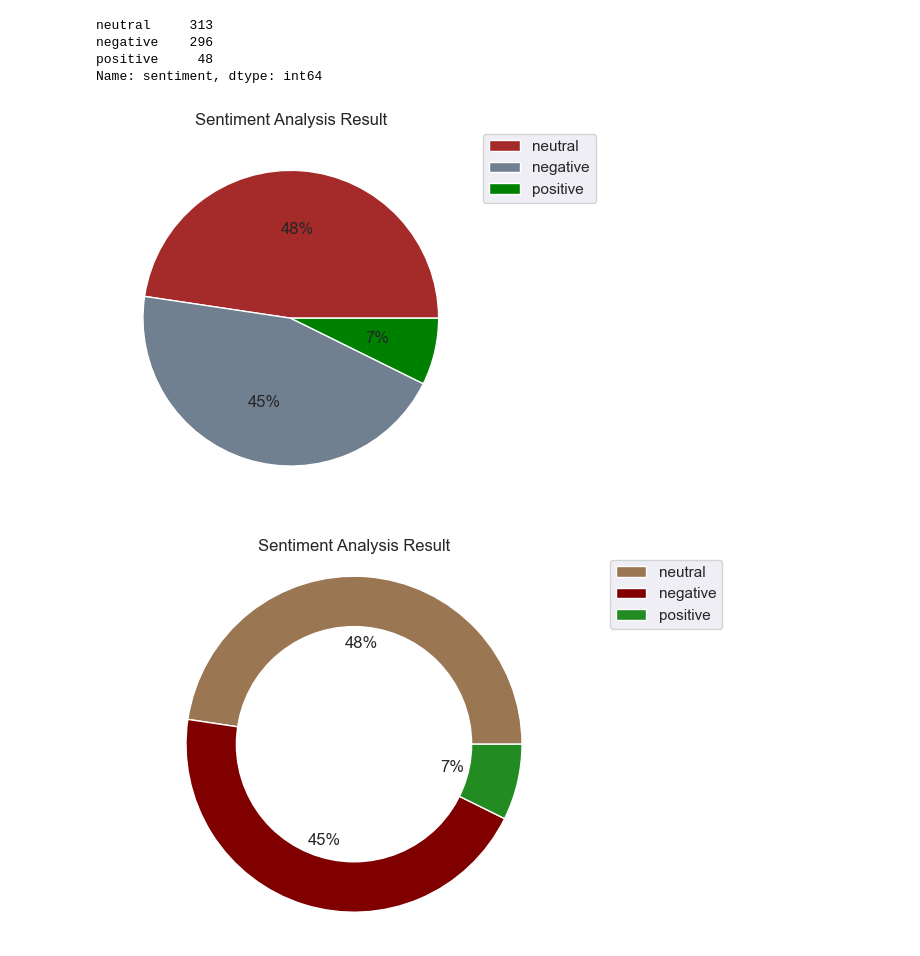
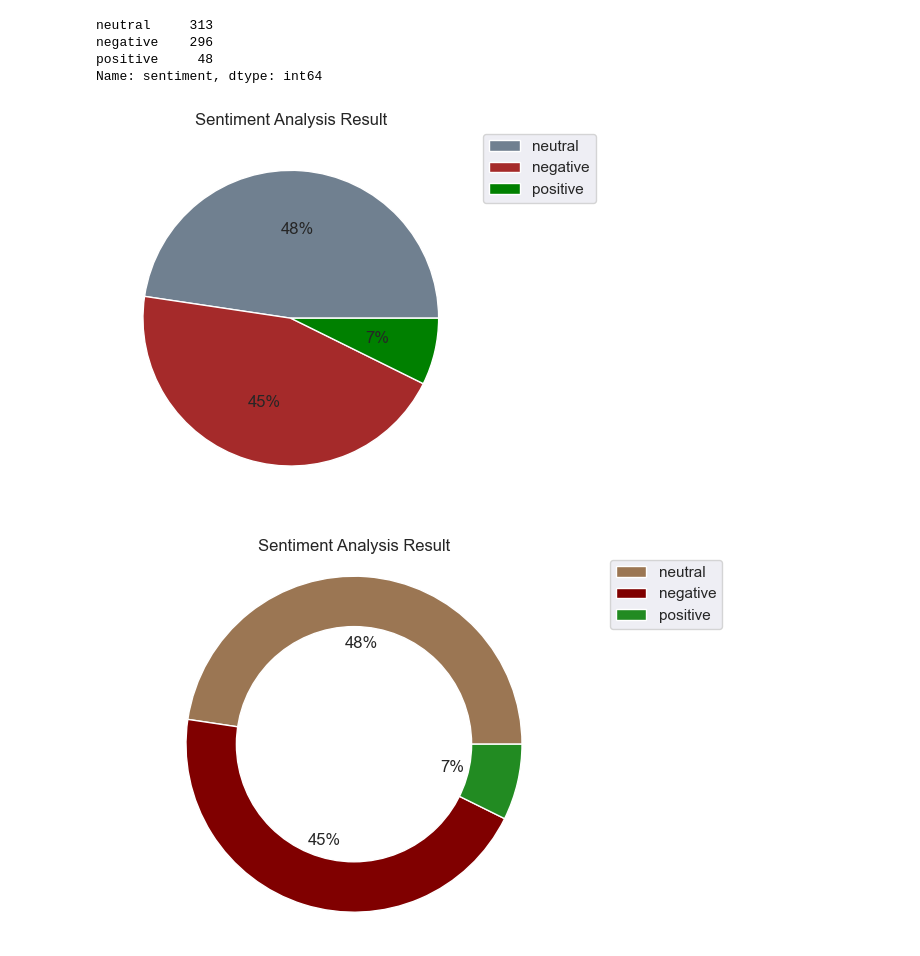
Before and after one commit to tumi59/twitter_airline_sentiments, a Jupyter notebook: twitter_sent.ipynb, the cells around one changed output. Drawn from its saved outputs; the diff is of its cells as text; code cells hidden in the pictures.

```diff
--- a/twitter_sent.ipynb
+++ b/twitter_sent.ipynb
@@ -15,5 +15,7 @@ print(conn.total_changes)
 0
 # %%
 #converting data into a pandas dataframe
+airlines = pd.read_sql_query('SELECT * FROM posts', conn)
+print(airlines.shape)
 airlines.head()
 # %% [output]
@@ -34,14 +37,14 @@ positive     48
 Name: sentiment, dtype: int64
 # %%
 #compiling the results into a pie chart
-colors = ['brown', 'slategray', 'green']
+colors = ['slategray','brown', 'green']
 ax = sent_summary.plot(kind='pie', y='score',autopct='%1.0f%%',
                        colors = colors, ylabel='', labeldistance=None)
 ax.set_title('Sentiment Analysis Result')
 ax.legend(bbox_to_anchor=(1, 1.02), loc='upper left')
 plt.show()
 # %% [output]
-[figure, old version]
+[figure, new version]
 # %%
 import matplotlib.pyplot as plt
 
```
Also changed, not shown: parts of 2 cells of this notebook.
